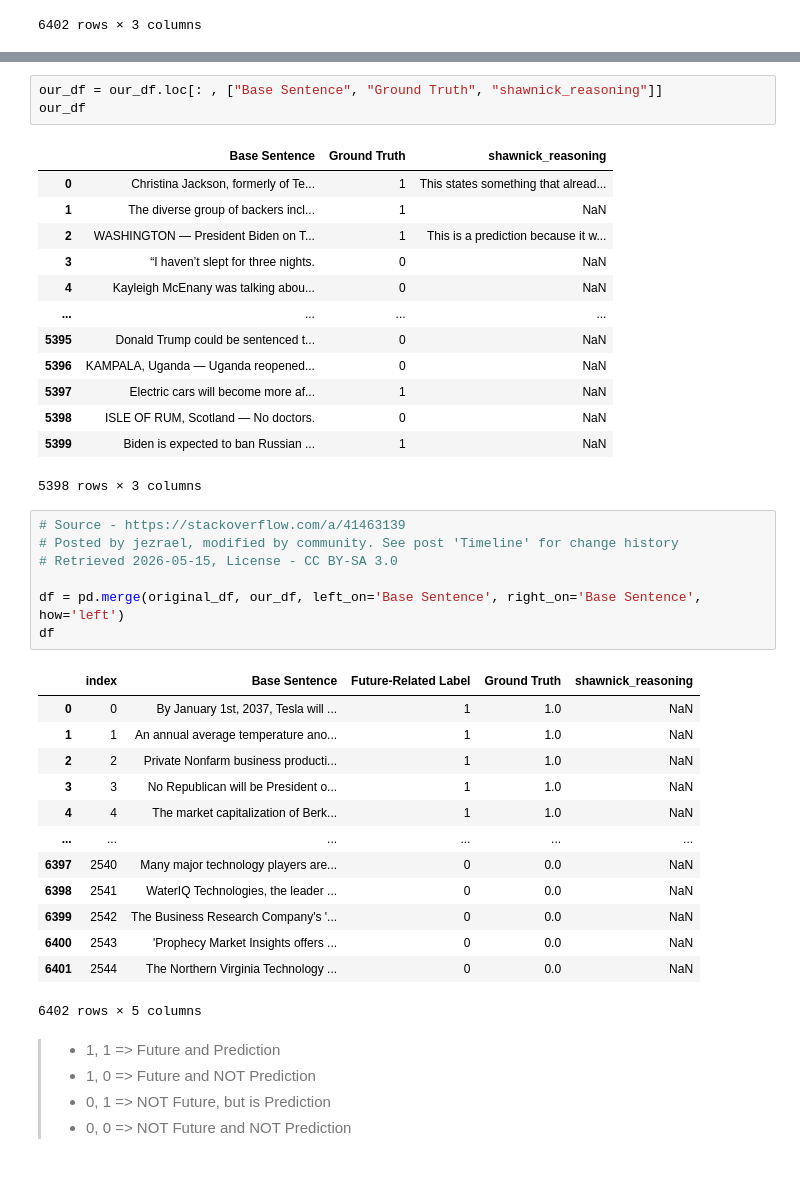
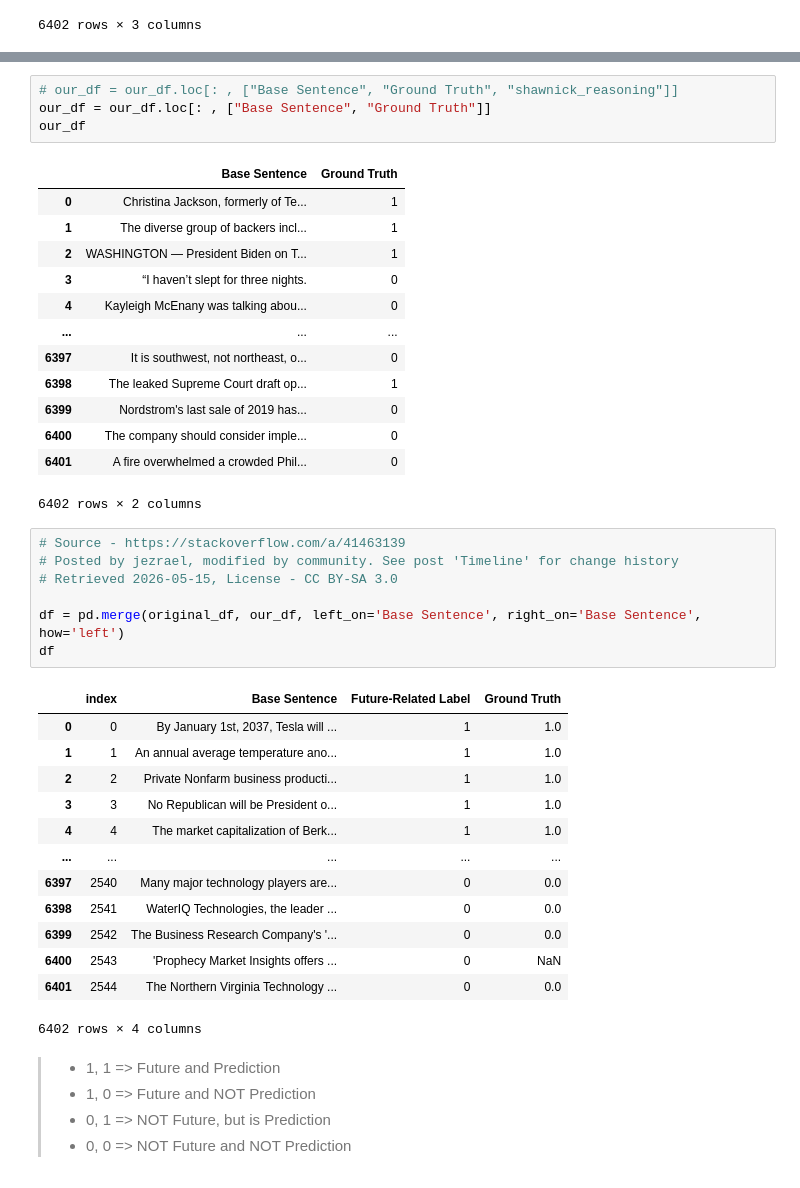
Before and after one commit to ufdatastudio/predictions, a Jupyter notebook: notebook_experiments/explore_chronicle2050_future_vs_projection.ipynb, the cells around one changed output, grey strips where cells are left out. Cells and saved outputs as stored; diff of their text form.

```diff
--- a/notebook_experiments/explore_chronicle2050_future_vs_projection.ipynb
+++ b/notebook_experiments/explore_chronicle2050_future_vs_projection.ipynb
@@ -97,20 +96,21 @@ Preview:
 # %%
-our_df = our_df.loc[: , ["Base Sentence", "Ground Truth", "shawnick_reasoning"]]
+# our_df = our_df.loc[: , ["Base Sentence", "Ground Truth", "shawnick_reasoning"]]
+our_df = our_df.loc[: , ["Base Sentence", "Ground Truth"]]
 our_df
 # %% [output]
-|  | Base Sentence | Ground Truth | shawnick_reasoning |
-| 0 | Christina Jackson, formerly of Te... | 1 | This states something that alread... |
-| 1 | The diverse group of backers incl... | 1 | NaN |
-| 2 | WASHINGTON — President Biden on T... | 1 | This is a prediction because it w... |
-| 3 | “I haven’t slept for three nights. | 0 | NaN |
-| 4 | Kayleigh McEnany was talking abou... | 0 | NaN |
-| ... | ... | ... | ... |
-| 5395 | Donald Trump could be sentenced t... | 0 | NaN |
-| 5396 | KAMPALA, Uganda — Uganda reopened... | 0 | NaN |
-| 5397 | Electric cars will become more af... | 1 | NaN |
-| 5398 | ISLE OF RUM, Scotland — No doctors. | 0 | NaN |
-| 5399 | Biden is expected to ban Russian ... | 1 | NaN |
+|  | Base Sentence | Ground Truth |
+| 0 | Christina Jackson, formerly of Te... | 1 |
+| 1 | The diverse group of backers incl... | 1 |
+| 2 | WASHINGTON — President Biden on T... | 1 |
+| 3 | “I haven’t slept for three nights. | 0 |
+| 4 | Kayleigh McEnany was talking abou... | 0 |
+| ... | ... | ... |
+| 6397 | It is southwest, not northeast, o... | 0 |
+| 6398 | The leaked Supreme Court draft op... | 1 |
+| 6399 | Nordstrom's last sale of 2019 has... | 0 |
+| 6400 | The company should consider imple... | 0 |
+| 6401 | A fire overwhelmed a crowded Phil... | 0 |
-5398 rows × 3 columns
+6402 rows × 2 columns
 # %%
 # Source - https://stackoverflow.com/a/41463139
 # Posted by jezrael, modified by community. See post 'Timeline' for change history
@@ -119,19 +119,19 @@ our_df
 df = pd.merge(original_df, our_df, left_on='Base Sentence', right_on='Base Sentence', how='left')
 df
 # %% [output]
-|  | index | Base Sentence | Future-Related Label | Ground Truth | shawnick_reasoning |
-| 0 | 0 | By January 1st, 2037, Tesla will ... | 1 | 1.0 | NaN |
-| 1 | 1 | An annual average temperature ano... | 1 | 1.0 | NaN |
-| 2 | 2 | Private Nonfarm business producti... | 1 | 1.0 | NaN |
-| 3 | 3 | No Republican will be President o... | 1 | 1.0 | NaN |
-| 4 | 4 | The market capitalization of Berk... | 1 | 1.0 | NaN |
-| ... | ... | ... | ... | ... | ... |
-| 6397 | 2540 | Many major technology players are... | 0 | 0.0 | NaN |
-| 6398 | 2541 | WaterIQ Technologies, the leader ... | 0 | 0.0 | NaN |
-| 6399 | 2542 | The Business Research Company's '... | 0 | 0.0 | NaN |
-| 6400 | 2543 | 'Prophecy Market Insights offers ... | 0 | 0.0 | NaN |
-| 6401 | 2544 | The Northern Virginia Technology ... | 0 | 0.0 | NaN |
+|  | index | Base Sentence | Future-Related Label | Ground Truth |
+| 0 | 0 | By January 1st, 2037, Tesla will ... | 1 | 1.0 |
+| 1 | 1 | An annual average temperature ano... | 1 | 1.0 |
+| 2 | 2 | Private Nonfarm business producti... | 1 | 1.0 |
+| 3 | 3 | No Republican will be President o... | 1 | 1.0 |
+| 4 | 4 | The market capitalization of Berk... | 1 | 1.0 |
+| ... | ... | ... | ... | ... |
+| 6397 | 2540 | Many major technology players are... | 0 | 0.0 |
+| 6398 | 2541 | WaterIQ Technologies, the leader ... | 0 | 0.0 |
+| 6399 | 2542 | The Business Research Company's '... | 0 | 0.0 |
+| 6400 | 2543 | 'Prophecy Market Insights offers ... | 0 | NaN |
+| 6401 | 2544 | The Northern Virginia Technology ... | 0 | 0.0 |
-6402 rows × 5 columns
+6402 rows × 4 columns
 # %% [markdown]
 >- 1, 1 => Future and Prediction
 >- 1, 0 => Future and NOT Prediction
```
Also changed, not shown: parts of 7 cells of this notebook, 7 other files.
